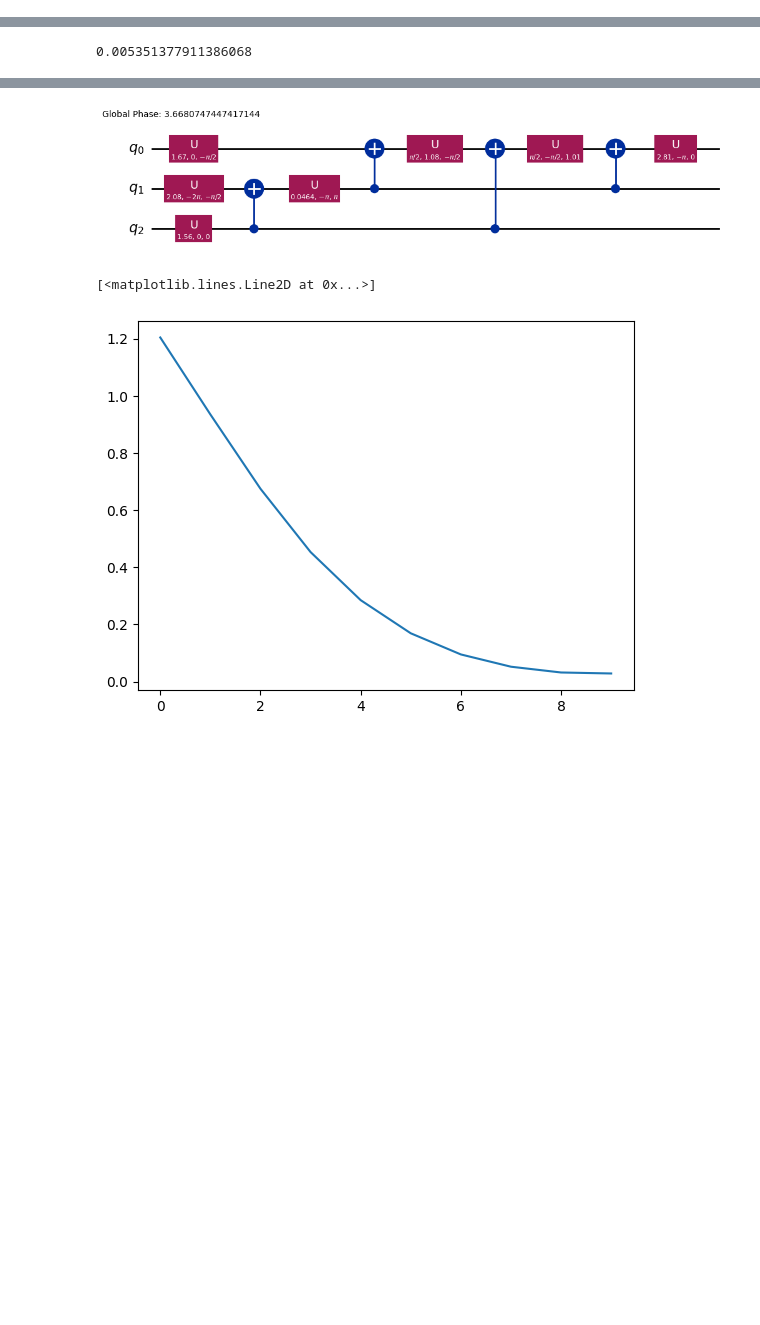
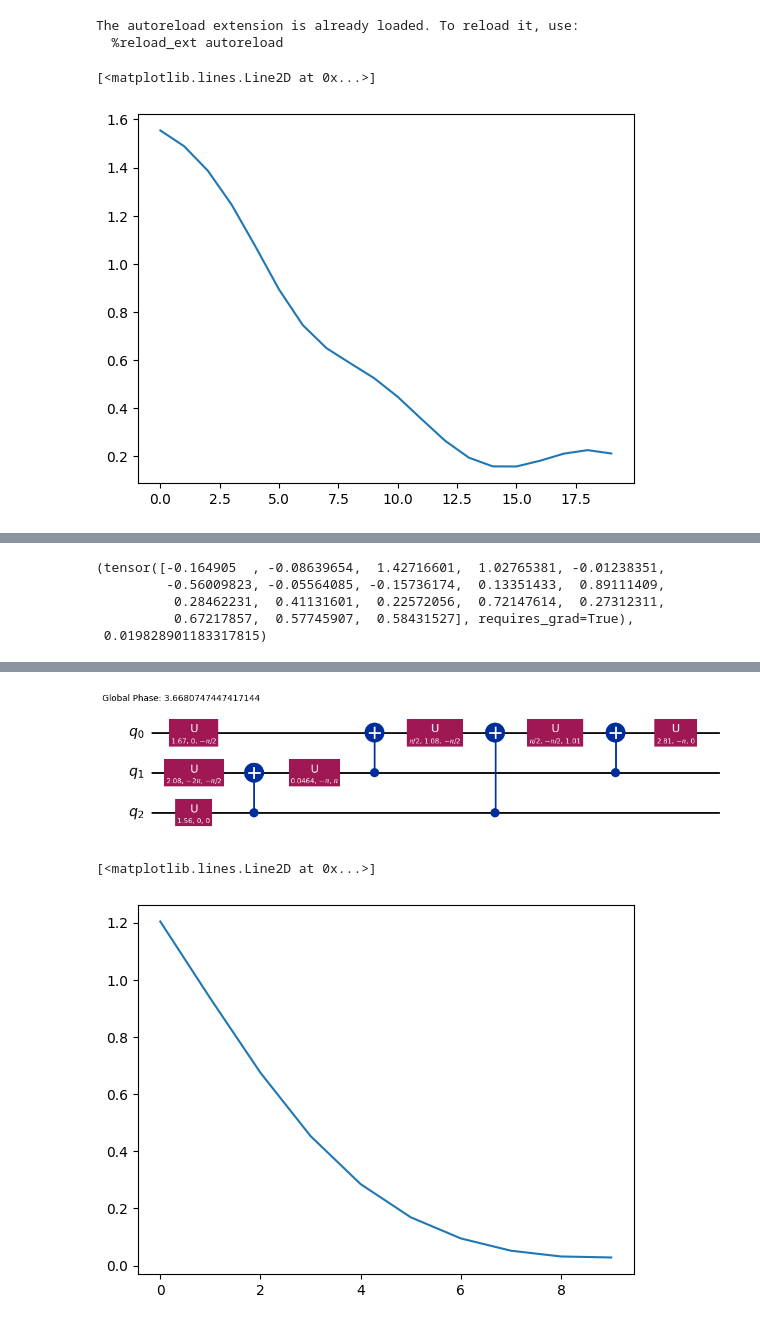
Before and after one commit to vutuanhai237/QuantumImageCompressor, a Jupyter notebook: compi2.ipynb, the cells around one changed output, grey strips where cells are left out. Saved outputs shown, nothing was run; the diff lists cells and outputs as text; code cells hidden in the pictures; blank space fills up the shorter version.

```diff
--- a/compi2.ipynb
+++ b/compi2.ipynb
@@ -73,3 +1,25 @@ plt.plot(costs)
+# %%
+import pennylane as qml
+import pennylane.numpy as nps
+import qiskit
+import numpy as np
+import matplotlib.pyplot as plt
+from utils import compilation, state_to_qc, circuit_curry, cost_curry
+%load_ext autoreload
+%autoreload 2
+num_qubits = 3
+num_layers = 3
+
+thetas = nps.random.rand(3*num_layers*num_qubits) # Must nps array
+state = np.random.rand(2**num_qubits)
+state = state/np.linalg.norm(state)
+costs, thetass = compilation(state, thetas, num_layers)
+plt.plot(costs)
+# %% [output]
+The autoreload extension is already loaded. To reload it, use:
+  %reload_ext autoreload
+[<matplotlib.lines.Line2D at 0x...>]
+[figure, added]
 # %% [markdown]
 <img src='./images/grad.png'>
 # %%
@@ -93,5 +30,12 @@ best_thetas_at_y = best_thetas - grad_theta_at_best_thetas_of_y * cost_at_best_t
-# %%
-cost_at_best_thetas_y_of_y = cost_func_at_y(best_thetas_at_y)
-cost_at_best_thetas_y_of_y
-# %% [output]
-0.005351377911386068
+# %%
+
+
+thetas_x = thetass[-1]
+thetas_y, cost_func_at_y = thetas_x_to_thetas_y(thetas_x, num_layers)
+thetas_y, cost_func_at_y
+# %% [output]
+(tensor([-0.164905  , -0.08639654,  1.42716601,  1.02765381, -0.01238351,
+         -0.56009823, -0.05564085, -0.15736174,  0.13351433,  0.89111409,
+          0.28462231,  0.41131601,  0.22572056,  0.72147614,  0.27312311,
+          0.67217857,  0.57745907,  0.58431527], requires_grad=True),
+ 0.019828901183317815)
```
Also changed, not shown: parts of 3 cells of this notebook, 2 other files.
